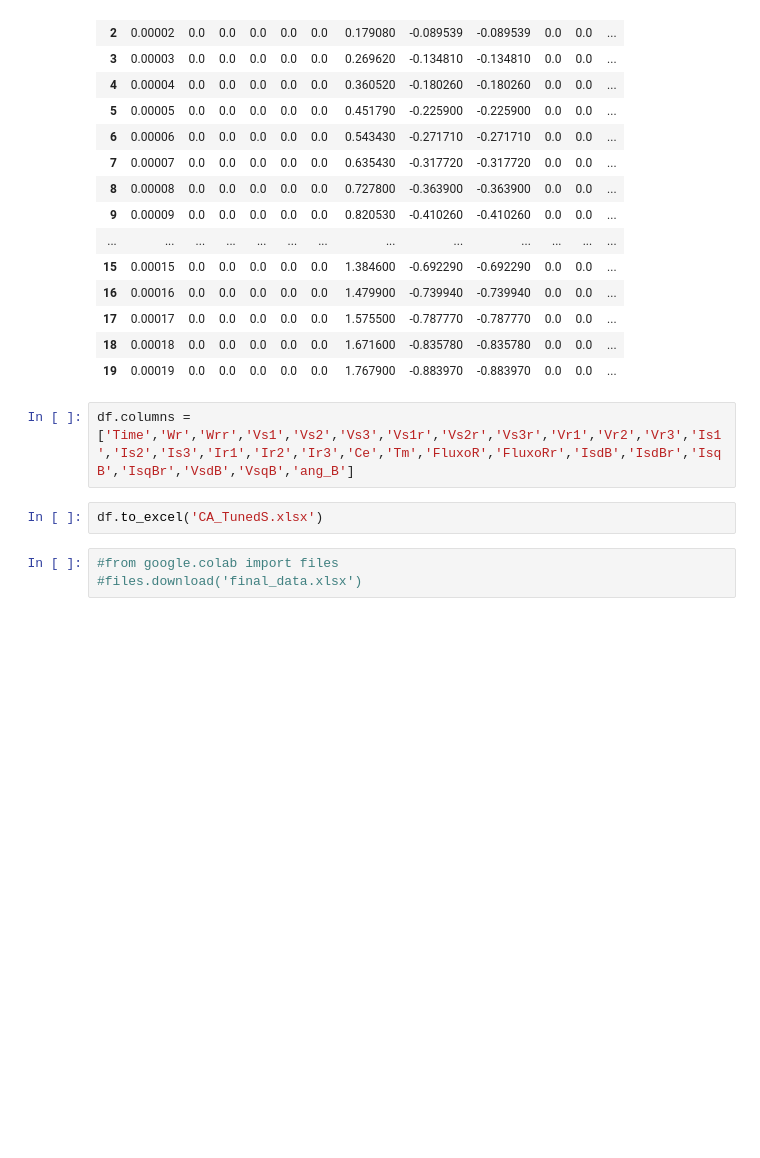
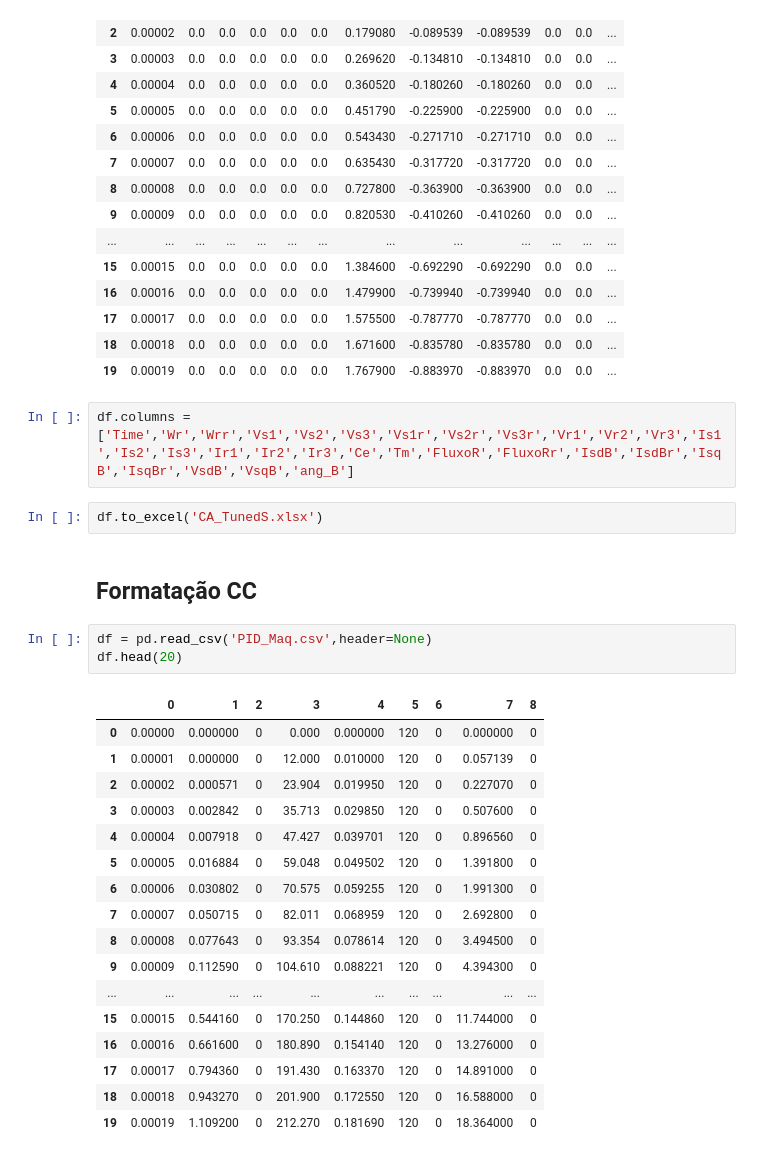
Before and after one commit to iancamleite/qfe, a Jupyter notebook: Gráficos_Acendimentos.ipynb, the cells around one changed output. Cells and saved outputs as stored; diff of their text form; blank space fills up the shorter version.

```diff
--- a/Gráficos_Acendimentos.ipynb
+++ b/Gráficos_Acendimentos.ipynb
@@ -31,6 +33,26 @@ df.head(20)
 df.columns = ['Time','Wr','Wrr','Vs1','Vs2','Vs3','Vs1r','Vs2r','Vs3r','Vr1','Vr2','Vr3','Is1','Is2','Is3','Ir1','Ir2','Ir3','Ce','Tm','FluxoR','FluxoRr','IsdB','IsdBr','IsqB','IsqBr','VsdB','VsqB','ang_B']
 # %%
 df.to_excel('CA_TunedS.xlsx')
-# %%
-#from google.colab import files
-#files.download('final_data.xlsx')
+# %% [markdown]
+## Formatação CC
+# %%
+df = pd.read_csv('PID_Maq.csv',header=None)
+df.head(20)
+# %% [output]
+|  | 0 | 1 | 2 | 3 | 4 | 5 | 6 | 7 | 8 |
+| 0 | 0.00000 | 0.000000 | 0 | 0.000 | 0.000000 | 120 | 0 | 0.000000 | 0 |
+| 1 | 0.00001 | 0.000000 | 0 | 12.000 | 0.010000 | 120 | 0 | 0.057139 | 0 |
+| 2 | 0.00002 | 0.000571 | 0 | 23.904 | 0.019950 | 120 | 0 | 0.227070 | 0 |
+| 3 | 0.00003 | 0.002842 | 0 | 35.713 | 0.029850 | 120 | 0 | 0.507600 | 0 |
+| 4 | 0.00004 | 0.007918 | 0 | 47.427 | 0.039701 | 120 | 0 | 0.896560 | 0 |
+| 5 | 0.00005 | 0.016884 | 0 | 59.048 | 0.049502 | 120 | 0 | 1.391800 | 0 |
+| 6 | 0.00006 | 0.030802 | 0 | 70.575 | 0.059255 | 120 | 0 | 1.991300 | 0 |
+| 7 | 0.00007 | 0.050715 | 0 | 82.011 | 0.068959 | 120 | 0 | 2.692800 | 0 |
+| 8 | 0.00008 | 0.077643 | 0 | 93.354 | 0.078614 | 120 | 0 | 3.494500 | 0 |
+| 9 | 0.00009 | 0.112590 | 0 | 104.610 | 0.088221 | 120 | 0 | 4.394300 | 0 |
+| ... | ... | ... | ... | ... | ... | ... | ... | ... | ... |
+| 15 | 0.00015 | 0.544160 | 0 | 170.250 | 0.144860 | 120 | 0 | 11.744000 | 0 |
+| 16 | 0.00016 | 0.661600 | 0 | 180.890 | 0.154140 | 120 | 0 | 13.276000 | 0 |
+| 17 | 0.00017 | 0.794360 | 0 | 191.430 | 0.163370 | 120 | 0 | 14.891000 | 0 |
+| 18 | 0.00018 | 0.943270 | 0 | 201.900 | 0.172550 | 120 | 0 | 16.588000 | 0 |
+| 19 | 0.00019 | 1.109200 | 0 | 212.270 | 0.181690 | 120 | 0 | 18.364000 | 0 |
```
Also changed, not shown: parts of 3 cells of this notebook.
